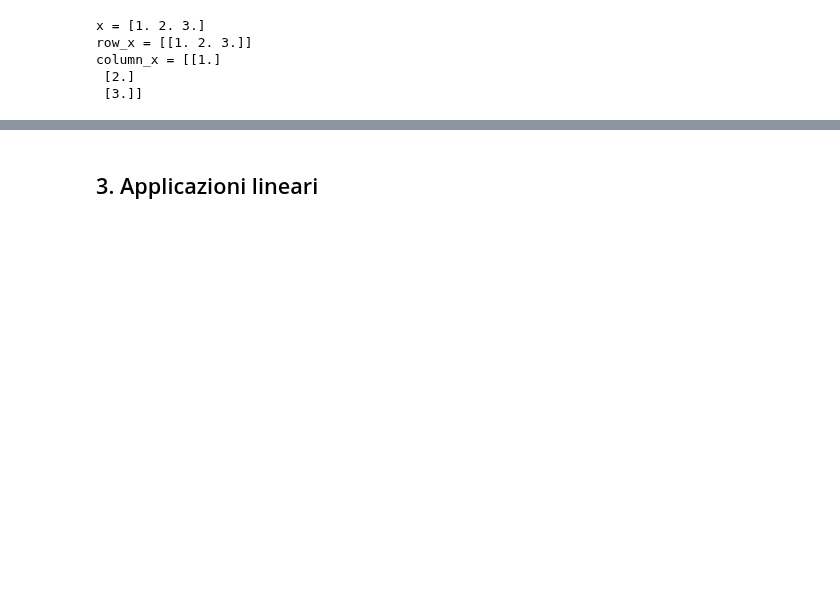
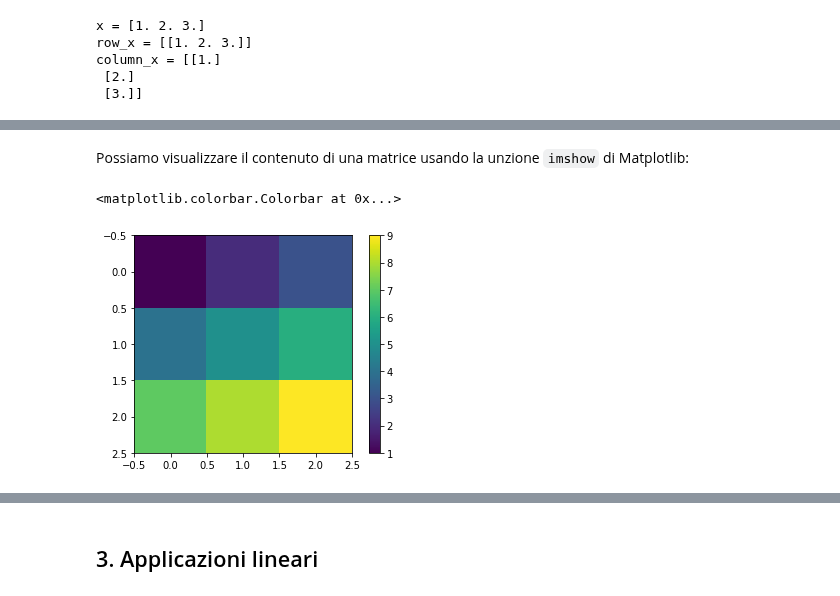
Before and after one commit to erodola/NumMeth-s2-2022, a Jupyter notebook: 03_ex1/ex1.ipynb, the cells around one changed output, grey strips where cells are left out. Cells and saved outputs as stored; diff of their text form; code cells hidden in the pictures; blank space fills up the shorter version.

```diff
--- a/03_ex1/ex1.ipynb
+++ b/03_ex1/ex1.ipynb
@@ -715,0 +718,12 @@ column_x = [[1.]
+# %%
+X = np.array([[1.,2., 3.], [4.,5.,6.],[7.,8.,9.]])
+print(f"X = {X}")
+
+print(f"X[0, 2] = {X[0,2]}")
+
+# seleziona la prima riga (da notare che il risultato e' un vettore con 1 asse)
+print(f"X[0, :] = {X[0, :]}")
+# seleziona la prima colonna
+print(f"X[:, 0] = {X[:, 0]}")
+# seleziona la sotto-matrice ottenuta prendendo i primi due indici per ogni asse
+print(f"X[:2, :2] = {X[:2, :2]}")
@@ -715,0 +739,10 @@ column_x = [[1.]
+# %% [markdown]
+Possiamo visualizzare il contenuto di una matrice usando la unzione `imshow` di Matplotlib:
+# %%
+plt.imshow(X)
+# quando visualizziamo una matrice, dobbiamo usare una barra di colori
+# per capire quantitativamente il significato delle entrate
+plt.colorbar()
+# %% [output]
+<matplotlib.colorbar.Colorbar at 0x...>
+[figure, added]
```
Also changed, not shown: parts of 22 cells of this notebook.
